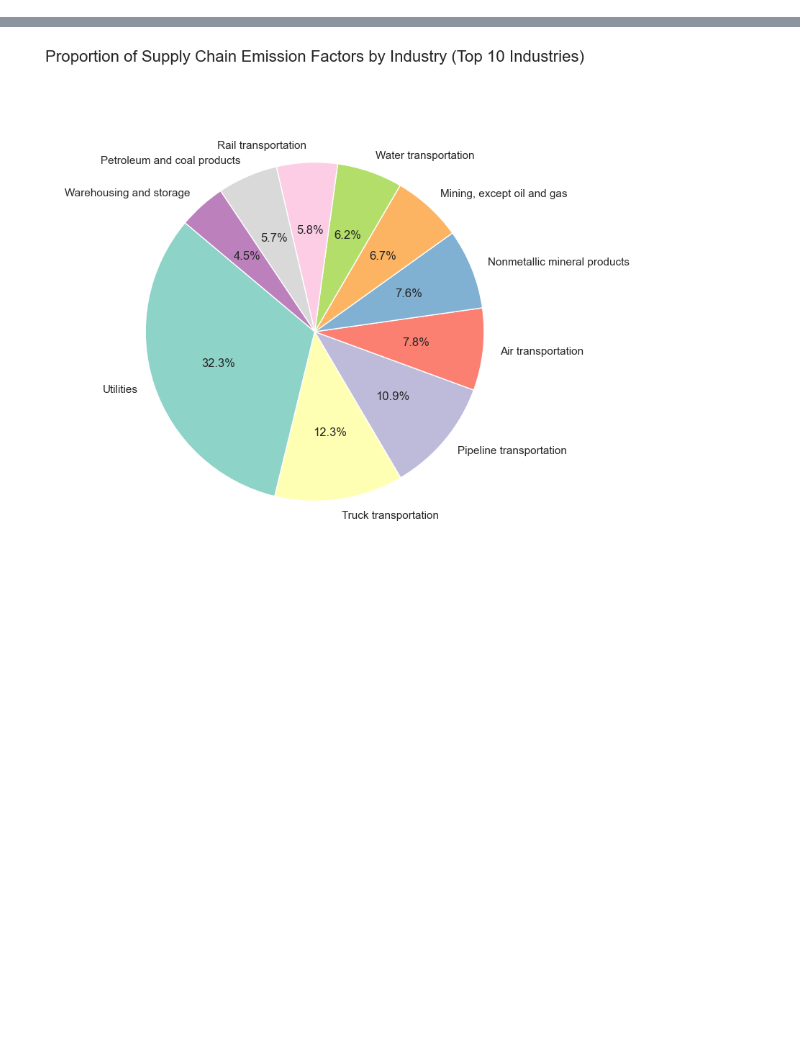
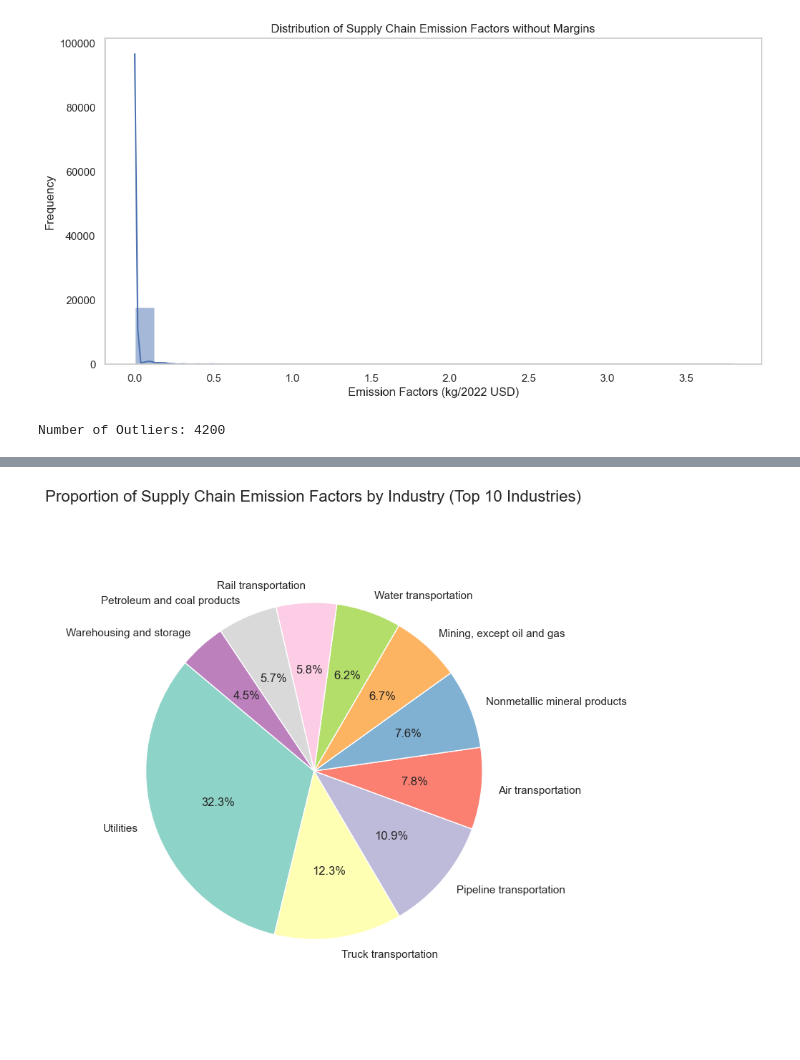
Before and after one commit to monikaits44/made-project, a Jupyter notebook: project/domain-specific-analysis.ipynb, the cells around one changed output, grey strips where cells are left out. Cells and saved outputs as stored; diff of their text form; code cells hidden in the pictures; blank space fills up the shorter version.

```diff
--- a/project/domain-specific-analysis.ipynb
+++ b/project/domain-specific-analysis.ipynb
@@ -16,13 +18,10 @@ sns.set(style='whitegrid')
 db_path = 'insights.db'
 conn = sqlite3.connect(db_path)
 
-# Utility Function to Load Tables
-def load_table(table_name):
-    query = f"SELECT * FROM {table_name}"
-    return pd.read_sql_query(query, conn)
+# Loading data from the 'naics_ghg_2017' table
+query = "SELECT * FROM naics_ghg_2017"
+df = pd.read_sql(query, conn)
 
-# Printing All Table Names in the Database
-print("Available tables in the database:")
-table_names = pd.read_sql_query("SELECT name FROM sqlite_master WHERE type='table';", conn)
-print(table_names)
+# Inspecting the first few rows of the dataset
+df.head()
 # %% [output]
@@ -57,0 +103,29 @@ def explore_table(table_name):
+# %%
+# Analyzing the distribution of emissions and identifying outliers
+import seaborn as sns
+import matplotlib.pyplot as plt
+
+# Plotting the distribution of emissions without margins
+plt.figure(figsize=(12, 6))
+sns.histplot(df['Supply Chain Emission Factors without Margins'], bins=30, kde=True)
+plt.title('Distribution of Supply Chain Emission Factors without Margins')
+plt.xlabel('Emission Factors (kg/2022 USD)')
+plt.ylabel('Frequency')
+plt.grid()
+plt.savefig('emission_distribution.png')
+plt.show()
+
+# Identifying outliers using the IQR method
+Q1 = df['Supply Chain Emission Factors without Margins'].quantile(0.25)
+Q3 = df['Supply Chain Emission Factors without Margins'].quantile(0.75)
+IQR = Q3 - Q1
+lower_bound = Q1 - 1.5 * IQR
+upper_bound = Q3 + 1.5 * IQR
+outliers = df[(df['Supply Chain Emission Factors without Margins'] < lower_bound) | (df['Supply Chain Emission Factors without Margins'] > upper_bound)]
+
+# Displaying the number of outliers
+num_outliers = outliers.shape[0]
+print('Number of Outliers:', num_outliers)
+# %% [output]
+[figure, added]
+Number of Outliers: 4200
```
Also changed, not shown: parts of 41 cells of this notebook.
